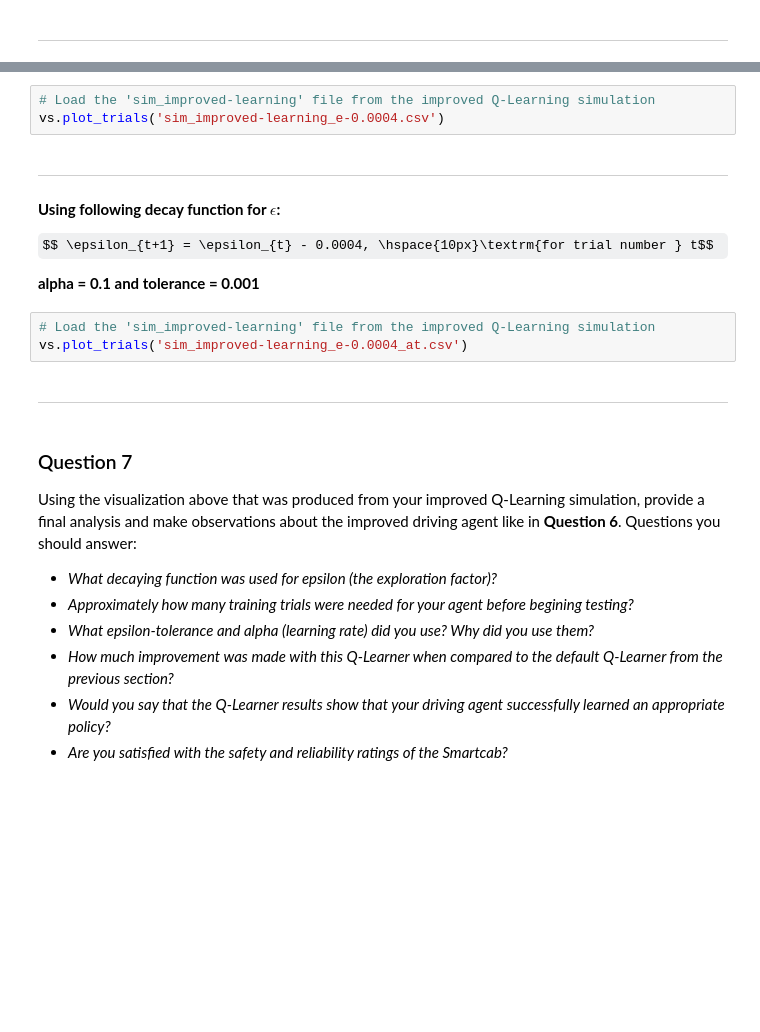
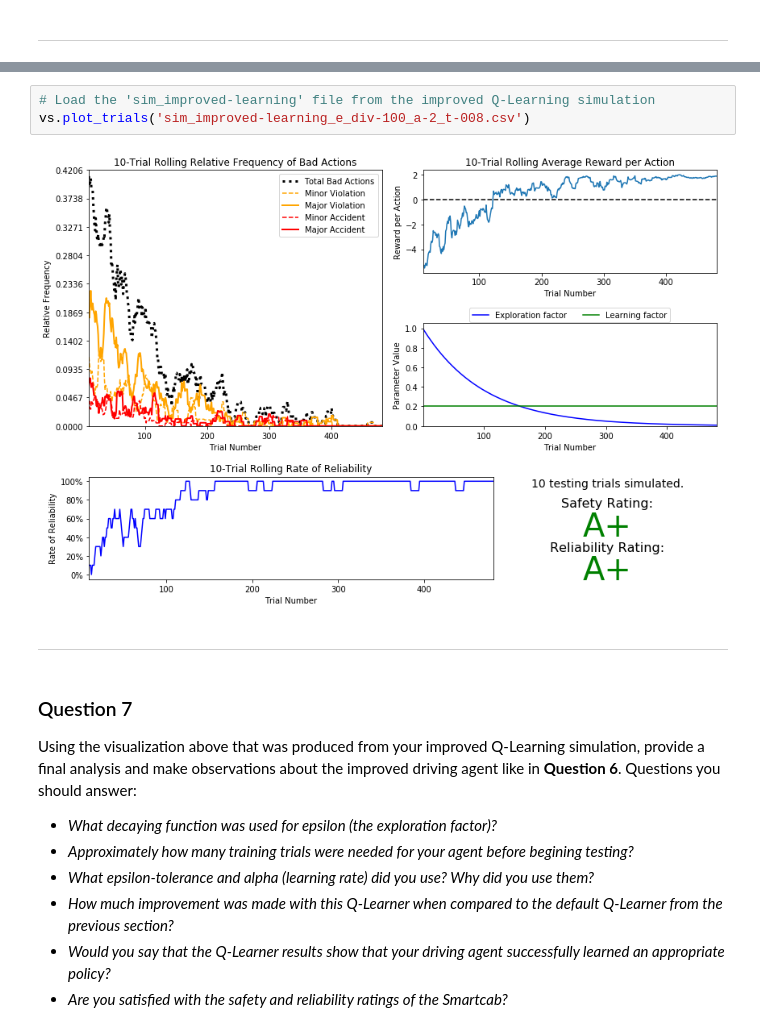
Before and after one commit to JuzerShakir/Train_a_Smartcab, a Jupyter notebook: smartcab.ipynb, the cells around one changed output, grey strips where cells are left out. Saved outputs shown, nothing was run; the diff lists cells and outputs as text; some formulas as TeX source; blank space fills up the shorter version.

```diff
--- a/smartcab.ipynb
+++ b/smartcab.ipynb
@@ -416,19 +420,10 @@ $$ \epsilon_{t+1} = \epsilon_{t} - 0.0004, \hspace{10px}\textrm{for trial number
 # %%
 # Load the 'sim_improved-learning' file from the improved Q-Learning simulation
-vs.plot_trials('sim_improved-learning_e-0.0004.csv')
+vs.plot_trials('sim_improved-learning_e_div-100_a-2_t-008.csv')
+# %% [output]
+[figure, added]
 # %% [markdown]
 ---------
-# %% [markdown]
-**Using following decay function for $\epsilon$:**
-
-$$ \epsilon_{t+1} = \epsilon_{t} - 0.0004, \hspace{10px}\textrm{for trial number } t$$
-
-**alpha = 0.1 and tolerance = 0.001**
-# %%
-# Load the 'sim_improved-learning' file from the improved Q-Learning simulation
-vs.plot_trials('sim_improved-learning_e-0.0004_at.csv')
-# %% [markdown]
-----------
 # %% [markdown]
 ### Question 7
 Using the visualization above that was produced from your improved Q-Learning simulation, provide a final analysis and make observations about the improved driving agent like in **Question 6**. Questions you should answer:
```
Also changed, not shown: parts of 7 cells of this notebook.
